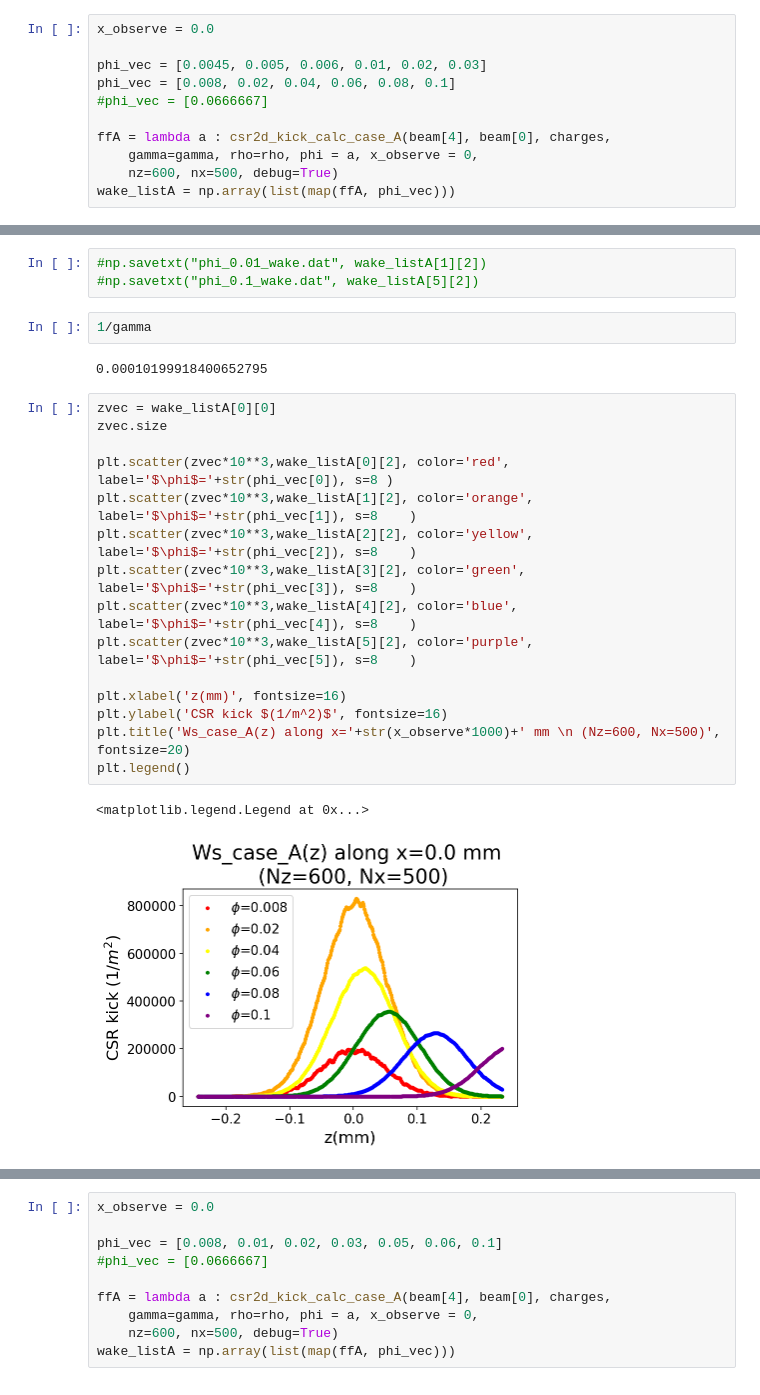
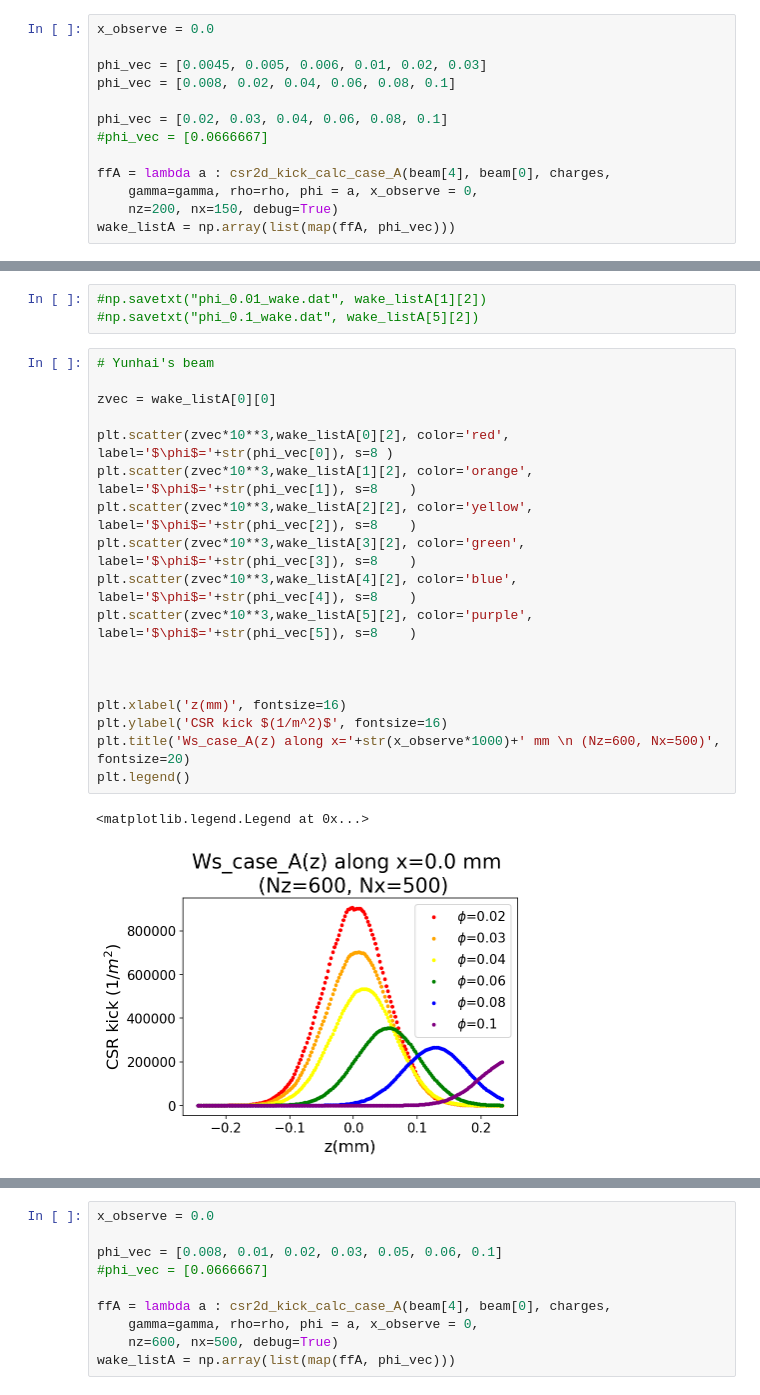
Before and after one commit to weiyuanlou/PyCSR2D, a Jupyter notebook: benchmarking/one_bend_transient/caseA.ipynb, the cells around one changed output, grey strips where cells are left out. Saved outputs shown, nothing was run; the diff lists cells and outputs as text.

```diff
--- a/benchmarking/one_bend_transient/caseA.ipynb
+++ b/benchmarking/one_bend_transient/caseA.ipynb
@@ -308,10 +332,12 @@ x_observe = 0.0
 
 phi_vec = [0.0045, 0.005, 0.006, 0.01, 0.02, 0.03]
 phi_vec = [0.008, 0.02, 0.04, 0.06, 0.08, 0.1]
+
+phi_vec = [0.02, 0.03, 0.04, 0.06, 0.08, 0.1]
 #phi_vec = [0.0666667]
 
 ffA = lambda a : csr2d_kick_calc_case_A(beam[4], beam[0], charges,
     gamma=gamma, rho=rho, phi = a, x_observe = 0,
-    nz=600, nx=500, debug=True)
+    nz=200, nx=150, debug=True)
 wake_listA = np.array(list(map(ffA, phi_vec)))
 # %% [output]
@@ -330,25 +356,24 @@ Computing potential grids take: 0.19007205963134766 s
 # %%
 #np.savetxt("phi_0.01_wake.dat", wake_listA[1][2])
 #np.savetxt("phi_0.1_wake.dat", wake_listA[5][2])
-# %%
-1/gamma
-# %% [output]
-0.00010199918400652795
 # %%
+# Yunhai's beam
+
 zvec = wake_listA[0][0]
-zvec.size
 
 plt.scatter(zvec*10**3,wake_listA[0][2], color='red', label='$\phi$='+str(phi_vec[0]), s=8 )
 plt.scatter(zvec*10**3,wake_listA[1][2], color='orange', label='$\phi$='+str(phi_vec[1]), s=8    )
 plt.scatter(zvec*10**3,wake_listA[2][2], color='yellow', label='$\phi$='+str(phi_vec[2]), s=8    )
 plt.scatter(zvec*10**3,wake_listA[3][2], color='green', label='$\phi$='+str(phi_vec[3]), s=8    )
 plt.scatter(zvec*10**3,wake_listA[4][2], color='blue', label='$\phi$='+str(phi_vec[4]), s=8    )
 plt.scatter(zvec*10**3,wake_listA[5][2], color='purple', label='$\phi$='+str(phi_vec[5]), s=8    )
 
+
+
 plt.xlabel('z(mm)', fontsize=16)
 plt.ylabel('CSR kick $(1/m^2)$', fontsize=16)
 plt.title('Ws_case_A(z) along x='+str(x_observe*1000)+' mm \n (Nz=600, Nx=500)',  fontsize=20)
 plt.legend()
 # %% [output]
 <matplotlib.legend.Legend at 0x...>
-[figure, old version]
+[figure, new version]
```
Also changed, not shown: parts of 9 cells of this notebook, 5 other files.
